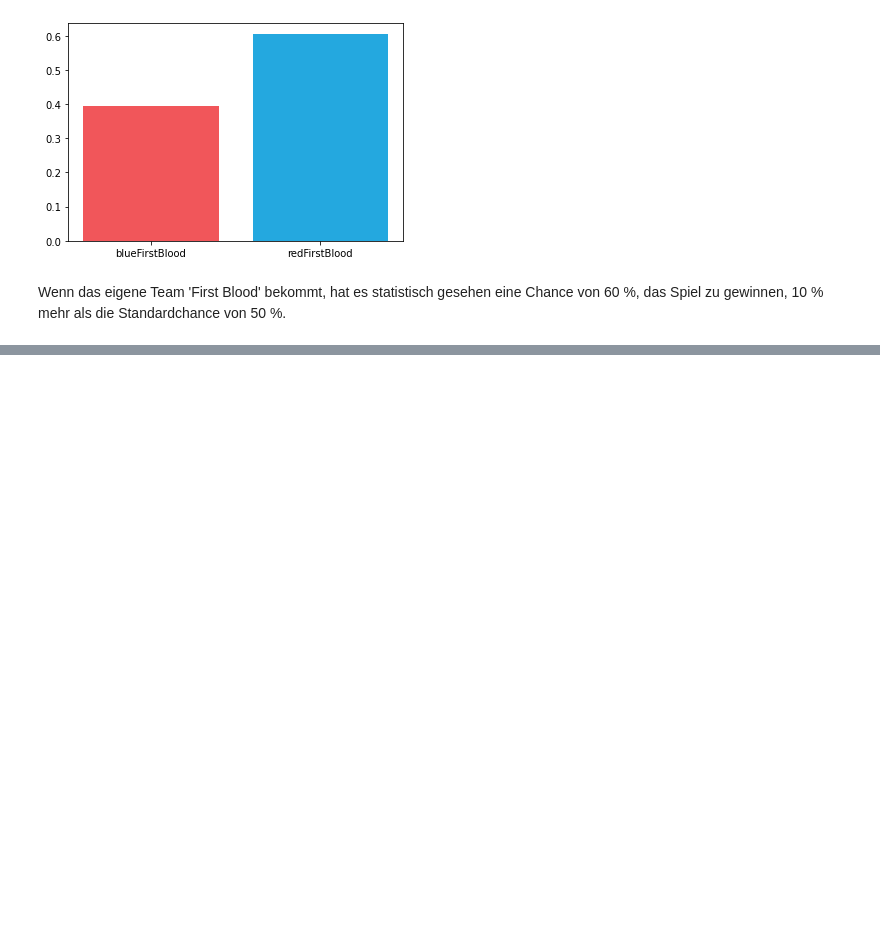
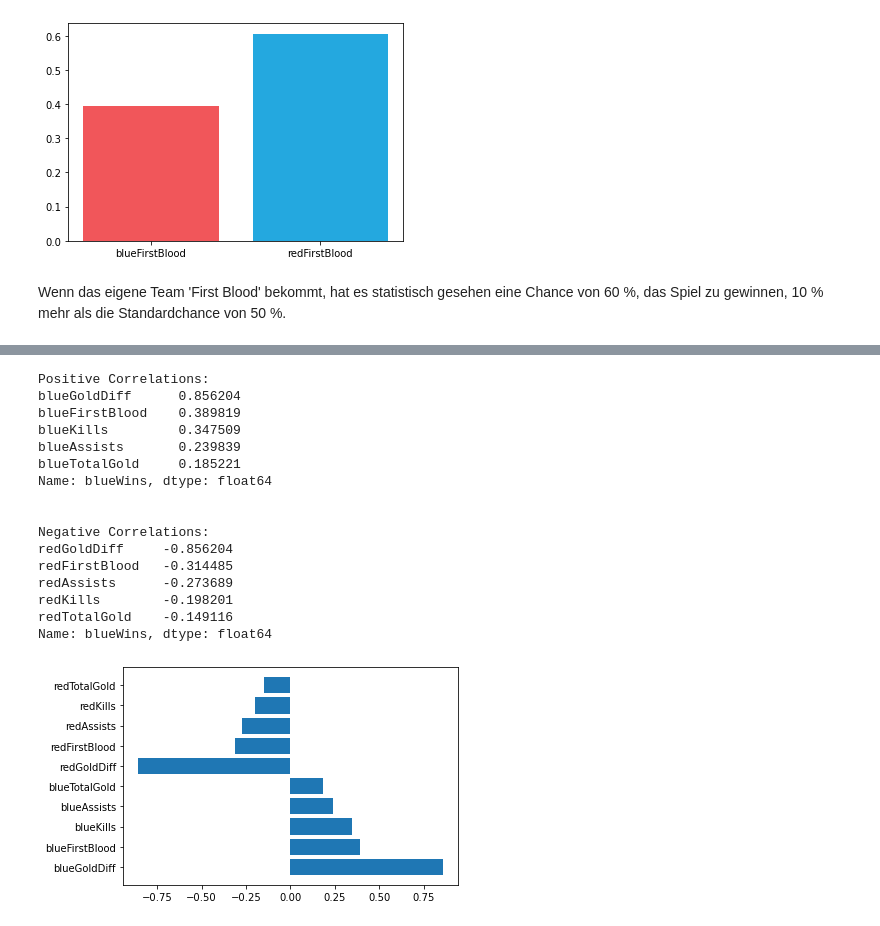
Before and after one commit to tyemalshara/Datenanalyse, a Jupyter notebook: Datenanalyse_run.ipynb, the cells around one changed output, grey strips where cells are left out. Saved outputs shown, nothing was run; the diff lists cells and outputs as text; code cells hidden in the pictures; blank space fills up the shorter version.

```diff
--- a/Datenanalyse_run.ipynb
+++ b/Datenanalyse_run.ipynb
@@ -213,0 +351,3 @@ Denken Sie als letzte Beobachtung daran, immer Spaß zu haben. Du kannst nicht j
+# %%
+best_features_list = list(df) # Holen einer Liste aller Spaltennamen in Pandas DataFrame
+best_features_list
@@ -213,0 +392,39 @@ Denken Sie als letzte Beobachtung daran, immer Spaß zu haben. Du kannst nicht j
+# %%
+new_df = df[best_features_list]
+corr = new_df.corr()
+print('Positive Correlations:')
+print(corr.loc['blueWins'].sort_values(ascending=False)[1:6])
+
+x = corr.loc['blueWins'].sort_values(ascending=False)[1:6]
+x = x[:].tolist()
+print('\n')
+print('Negative Correlations:')
+print(corr.loc['blueWins'].sort_values(ascending=True)[:5])
+y = corr.loc['blueWins'].sort_values(ascending=True)[:5]
+y = y[:].tolist()
+for i in y:
+    x.append(i)
+
+x = np.array(x)
+y = np.array(['blueGoldDiff','blueFirstBlood','blueKills','blueAssists','blueTotalGold','redGoldDiff',
+              'redFirstBlood','redAssists','redKills','redTotalGold'])
+plt.barh(y, x)
+plt.show()
+# %% [output]
+Positive Correlations:
+blueGoldDiff      0.856204
+blueFirstBlood    0.389819
+blueKills         0.347509
+blueAssists       0.239839
+blueTotalGold     0.185221
+Name: blueWins, dtype: float64
+
+
+Negative Correlations:
+redGoldDiff     -0.856204
+redFirstBlood   -0.314485
+redAssists      -0.273689
+redKills        -0.198201
+redTotalGold    -0.149116
+Name: blueWins, dtype: float64
+[figure, added]
```
Also changed, not shown: parts of 18 cells of this notebook, 1 other file.
